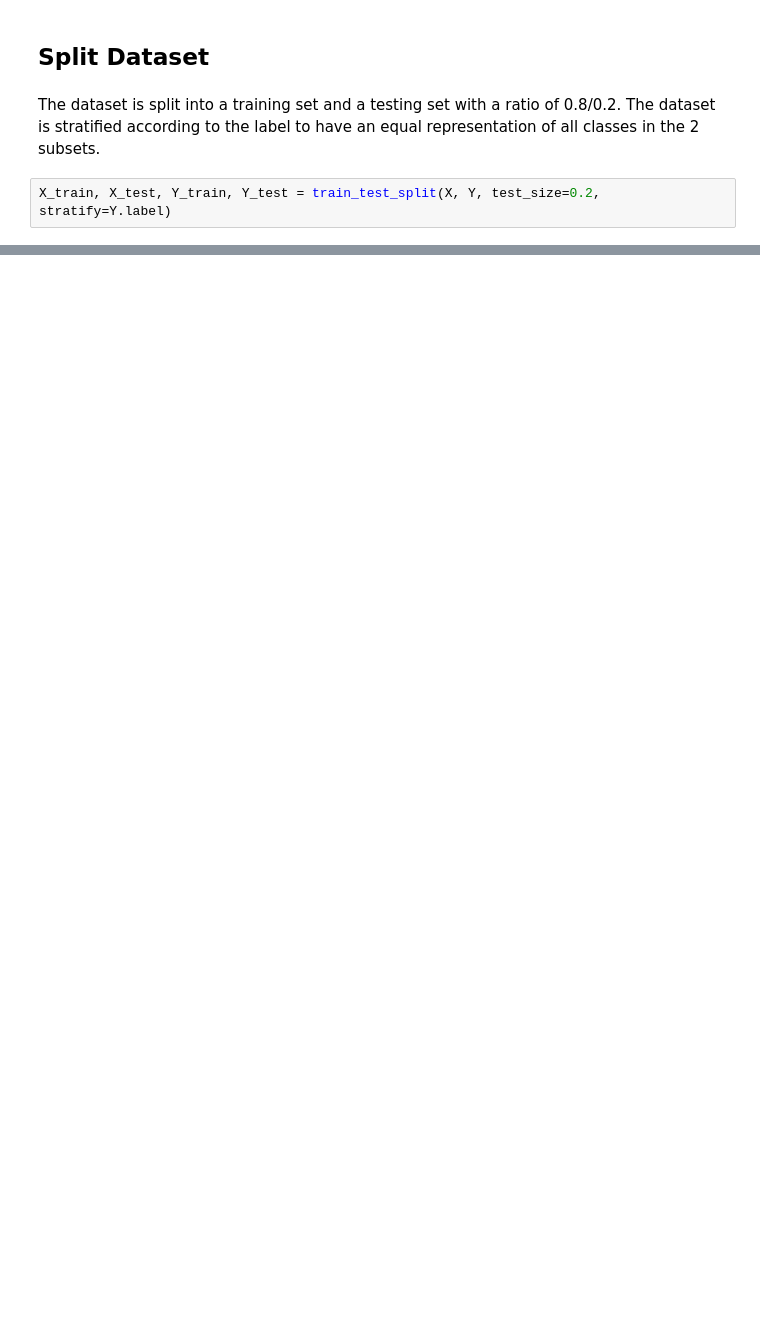
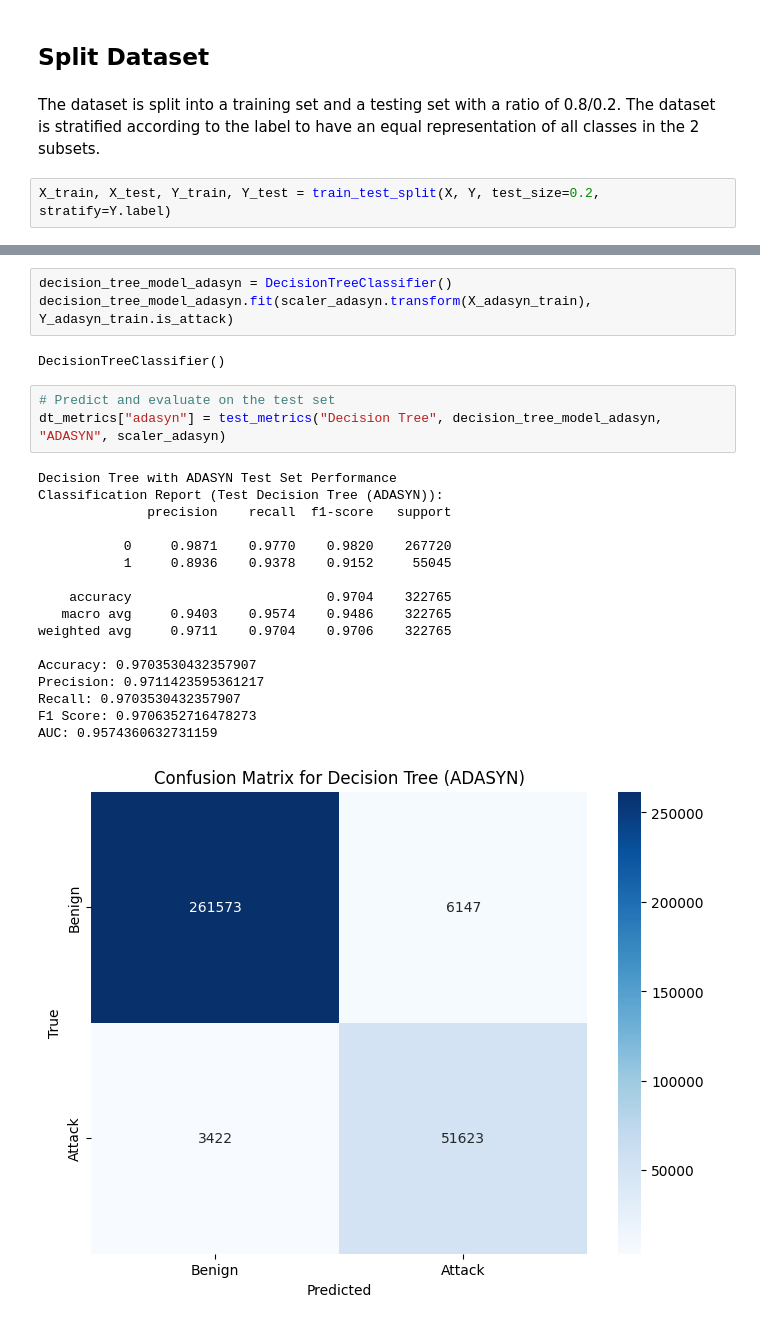
Before and after one commit to Joe-0120/ML-IDS, a Jupyter notebook: 2_ML_DL/5_ML_Default_2018.ipynb, the cells around one changed output, grey strips where cells are left out. Drawn from its saved outputs; the diff is of its cells as text; blank space fills up the shorter version.

```diff
--- a/2_ML_DL/5_ML_Default_2018.ipynb
+++ b/2_ML_DL/5_ML_Default_2018.ipynb
@@ -270,0 +685,26 @@ print(Y_train.is_attack.value_counts())
+# %%
+decision_tree_model_adasyn = DecisionTreeClassifier()
+decision_tree_model_adasyn.fit(scaler_adasyn.transform(X_adasyn_train), Y_adasyn_train.is_attack)
+# %% [output]
+DecisionTreeClassifier()
+# %%
+# Predict and evaluate on the test set
+dt_metrics["adasyn"] = test_metrics("Decision Tree", decision_tree_model_adasyn, "ADASYN", scaler_adasyn)
+# %% [output]
+Decision Tree with ADASYN Test Set Performance
+Classification Report (Test Decision Tree (ADASYN)):
+              precision    recall  f1-score   support
+
+           0     0.9871    0.9770    0.9820    267720
+           1     0.8936    0.9378    0.9152     55045
+
+    accuracy                         0.9704    322765
+   macro avg     0.9403    0.9574    0.9486    322765
+weighted avg     0.9711    0.9704    0.9706    322765
+
+Accuracy: 0.9703530432357907
+Precision: 0.9711423595361217
+Recall: 0.9703530432357907
+F1 Score: 0.9706352716478273
+AUC: 0.9574360632731159
+[figure, added]
```
Also changed, not shown: parts of 72 cells of this notebook, 2 other files.
